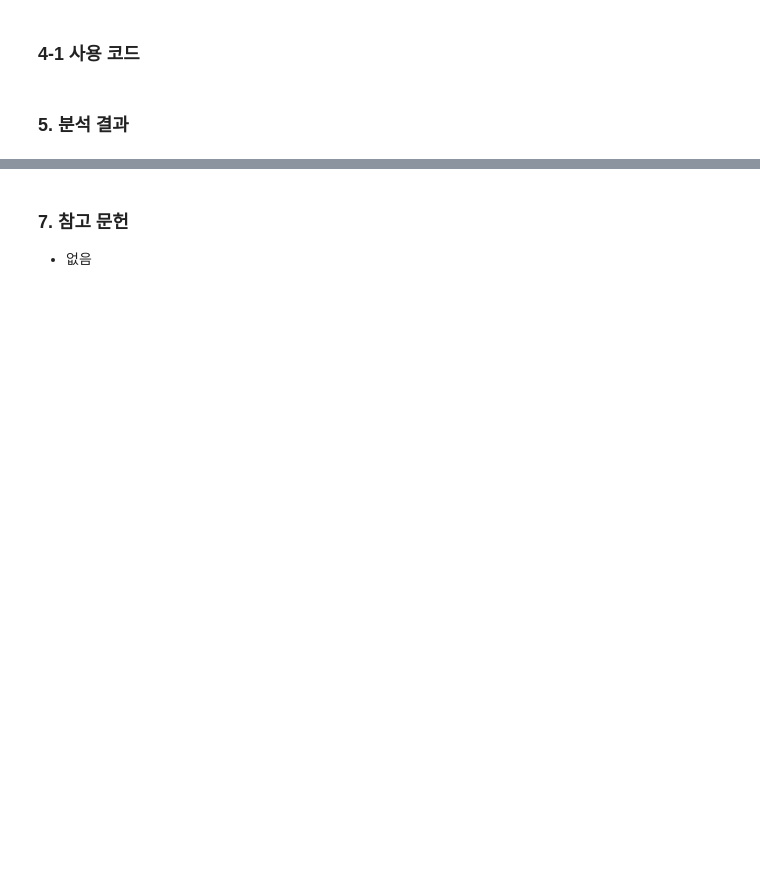
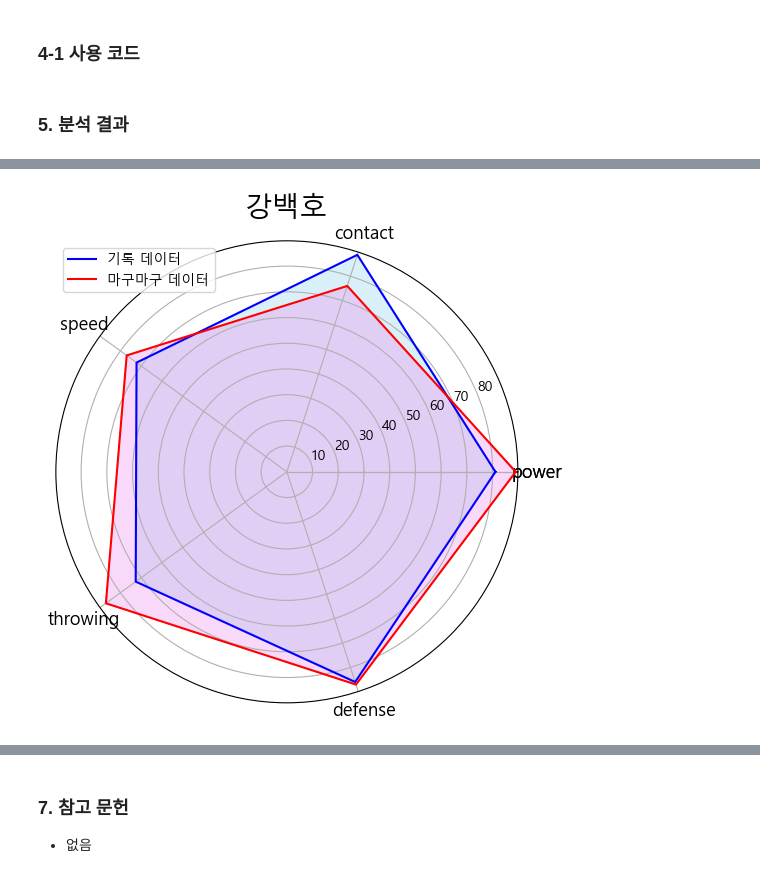
Before and after one commit to GbLeem/KBO-stats-To-Game, a Jupyter notebook: termproject_final.ipynb, the cells around one changed output, grey strips where cells are left out. Drawn from its saved outputs; the diff is of its cells as text; code cells hidden in the pictures; blank space fills up the shorter version.

Commit message:
[ADD] draw radar chart and compare graph, update ipynb file

```diff
--- a/termproject_final.ipynb
+++ b/termproject_final.ipynb
@@ -104,0 +155,5 @@ def draw_all(self):
+# %%
+player_강백호= d.IFPlayer(2,157,3) # 강백호
+player_강백호.draw_all()
+# %% [output]
+[figure, added]
```
Also changed, not shown: parts of 19 cells of this notebook, 3 other files.
